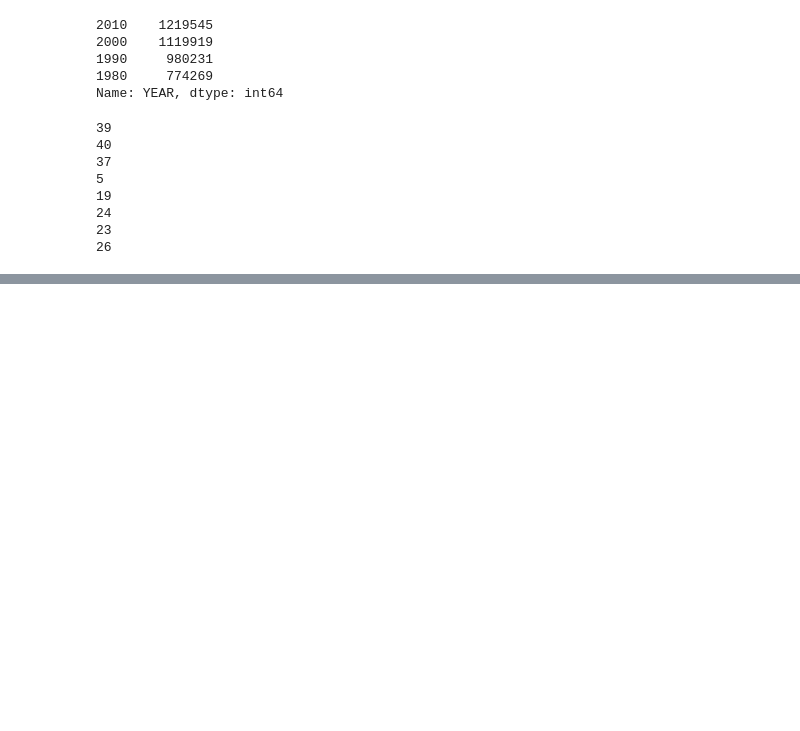
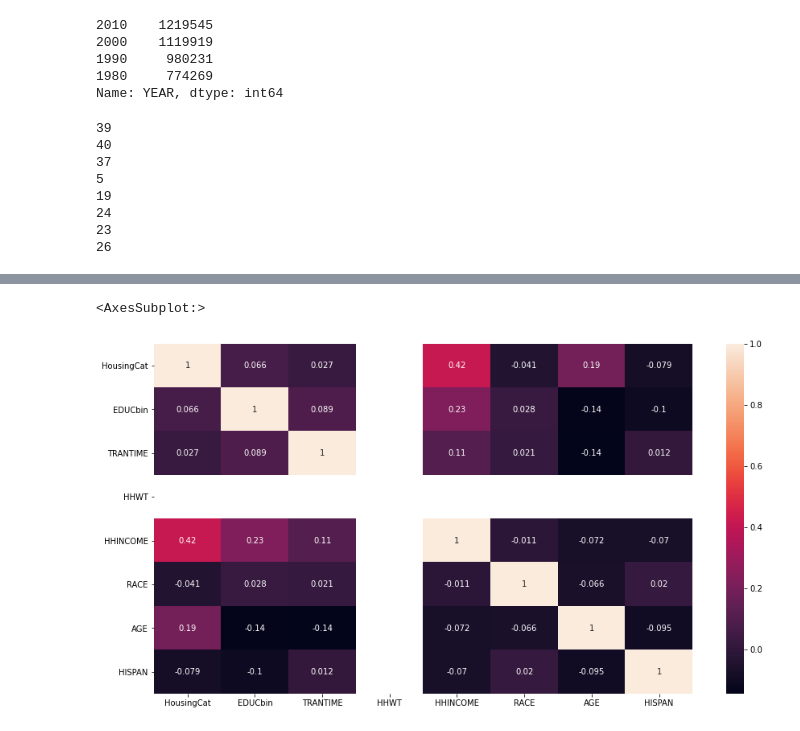
Before and after one commit to aren-kab/CDI-Capstone, a Jupyter notebook: MultiYearClust.ipynb, the cells around one changed output, grey strips where cells are left out. Cells and saved outputs as stored; diff of their text form; code cells hidden in the pictures; blank space fills up the shorter version.

```diff
--- a/MultiYearClust.ipynb
+++ b/MultiYearClust.ipynb
@@ -266,0 +291,8 @@ sns.heatmap(Xcorr80.corr(), annot = True)
+# %%
+kmeans = KMeans(n_clusters = 5, init = 'k-means++', random_state = 42)
+kmeans.fit(dfX80.iloc[:,0:3])
+X80fin = scaler.inverse_transform(dfX80)
+dfX80fin = pd.DataFrame(X80fin, columns=['HousingCat','EDUCbin','TRANTIME','HHWT','HHINCOME','RACE','AGE','HISPAN'])
+dfX80fin['labels'] = kmeans.labels_
+cluster_sum80 = dfX80fin.groupby(by = 'labels').mean()
+cluster_sum80.head(5)
@@ -266,0 +307,7 @@ sns.heatmap(Xcorr80.corr(), annot = True)
+# %%
+Xcorr80=dfX80fin.iloc[:, [0,1,2,3,4,5,6,7]]
+plt.subplots(figsize=(15,8))
+sns.heatmap(Xcorr80.corr(), annot = True)
+# %% [output]
+<AxesSubplot:>
+[figure, added]
```
Also changed, not shown: parts of 31 cells of this notebook.
